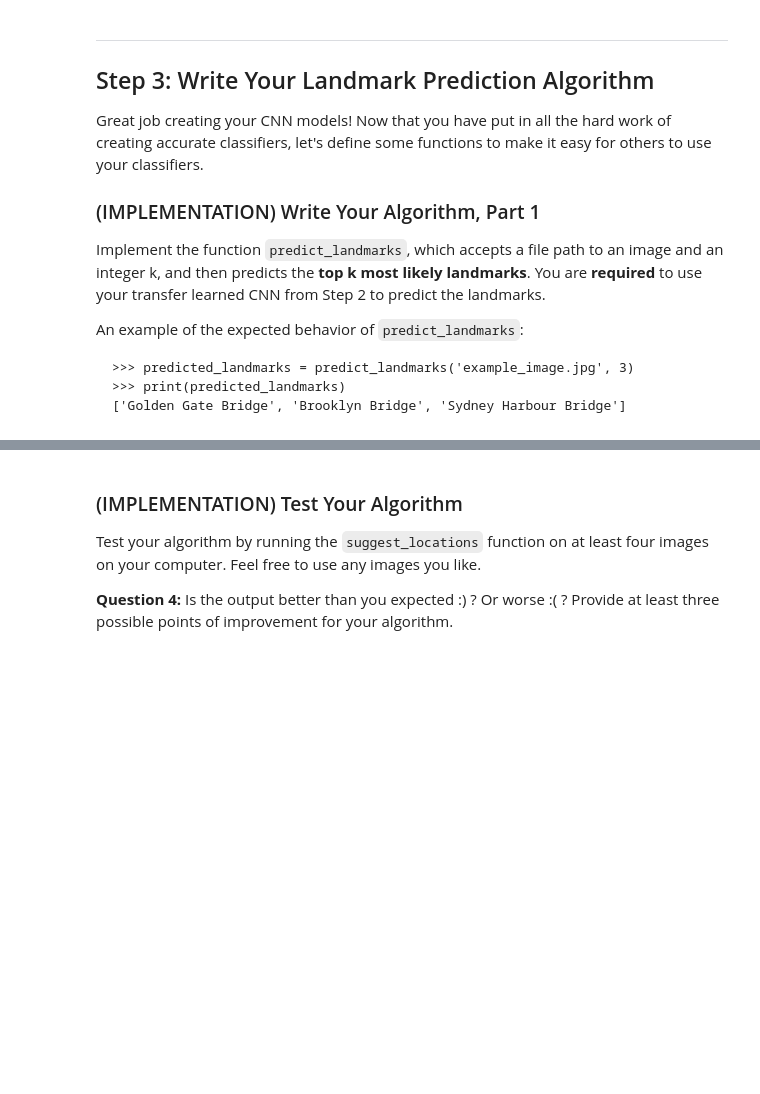
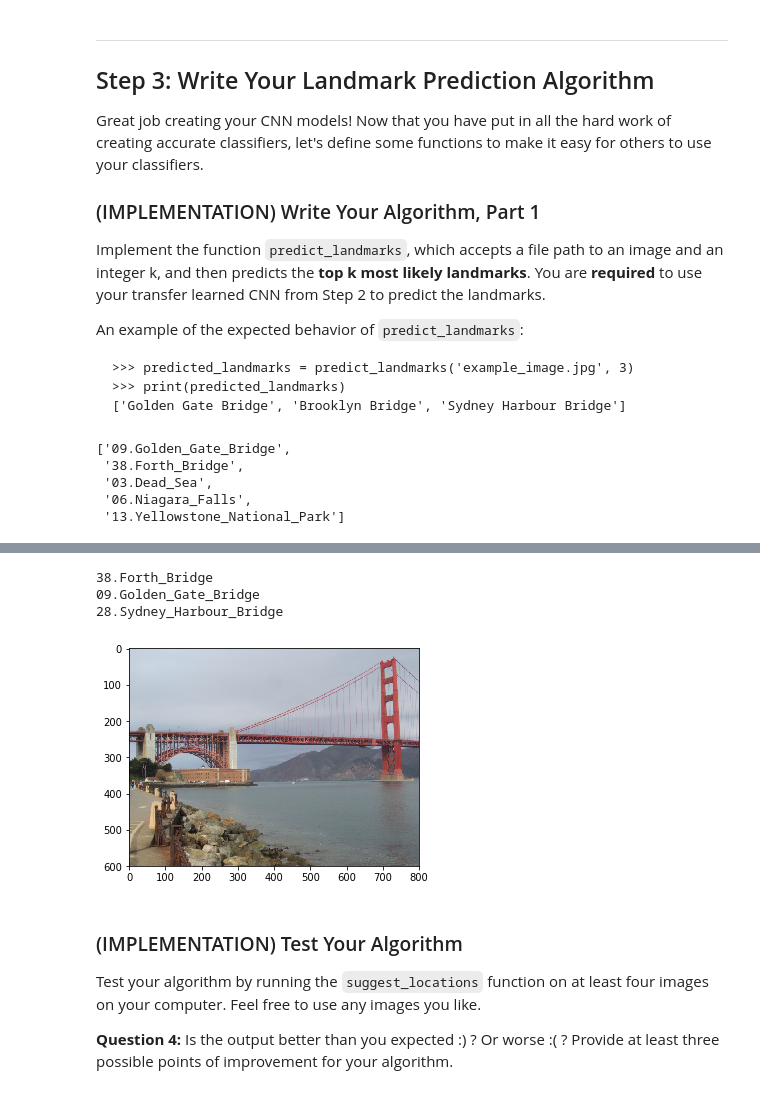
Before and after one commit to zuber23/landmark-classification, a Jupyter notebook: landmark.ipynb, the cells around one changed output, grey strips where cells are left out. Cells and saved outputs as stored; diff of their text form; code cells hidden in the pictures; blank space fills up the shorter version.

```diff
--- a/landmark.ipynb
+++ b/landmark.ipynb
@@ -580,8 +588,8 @@ criterion_transfer = nn.CrossEntropyLoss()
 
 
 def get_optimizer_transfer(model):
-    ## TODO: select and return optimizer
-    return optim.SGD(vgg16.classifier.parameters(), lr=0.01)
+    ## TODO: select and return optimizer - Took some help here from Mentor
+    return optim.SGD(model.classifier.parameters(), lr=0.01)
 # %% [markdown]
 ### (IMPLEMENTATION) Model Architecture
 
@@ -642,7 +654,7 @@ __Answer:__
 Train and validate your model in the code cell below.  [Save the final model parameters](http://pytorch.org/docs/master/notes/serialization.html) at filepath `'model_transfer.pt'`.
 # %%
 # TODO: train the model and save the best model parameters at filepath 'model_transfer.pt'
-train(100, loaders_transfer, model_transfer, get_optimizer_transfer(model_transfer),
+train(20, loaders_transfer, model_transfer, get_optimizer_transfer(model_transfer),
       criterion_transfer, use_cuda, 'model_transfer.pt')
 
 #-#-# Do NOT modify the code below this line. #-#-#
@@ -706,11 +716,37 @@ from PIL import Image
 
 def predict_landmarks(img_path, k):
     ## TODO: return the names of the top k landmarks predicted by the transfer learned CNN
+    # Reading in PIL and Display in the image
+    img_read_pil=Image.open(img_path)
+#     plt.imshow(img_read_pil)
 
+    # Resizing and normalizing the image
+    img_transform = transforms.Compose([transforms.RandomResizedCrop(224),
+                                     transforms.ToTensor(),
+                                      transforms.Normalize([0.5,0.5,0.5],[0.5,0.5,0.5])])
+    img_transformed = img_transform(img_read_pil)
+    image = torch.unsqueeze(img_transformed, 0)
+
+    # Using GPU?
+    if use_cuda:
+        image = image.cuda()
+    # Prediction starts here - Took some help here from M. H. Salah.
+    model_transfer.eval()
+    with torch.no_grad():
+        output = model_transfer(image)
+    _, index = torch.topk(output.squeeze(0),k)
+    class_list = (train_loader.dataset.classes).copy()
+    return [class_list[i] for i in index]
 
 
 # test on a sample image
 predict_landmarks('images/test/09.Golden_Gate_Bridge/190f3bae17c32c37.jpg', 5)
+# %% [output]
+['09.Golden_Gate_Bridge',
+ '38.Forth_Bridge',
+ '03.Dead_Sea',
+ '06.Niagara_Falls',
+ '13.Yellowstone_National_Park']
 # %% [markdown]
 ### (IMPLEMENTATION) Write Your Algorithm, Part 2
 
@@ -721,15 +757,21 @@ Some sample output for `suggest_locations` is provided below, but feel free to d
 # %%
 def suggest_locations(img_path):
     # get landmark predictions
     predicted_landmarks = predict_landmarks(img_path, 3)
 
     ## TODO: display image and display landmark predictions
-
-
-
+    img_read_pil=Image.open(img_path)
+    plt.imshow(img_read_pil)
+    for i in range(len(predicted_landmarks)):
+        print(predicted_landmarks[i])
 
 # test on a sample image
 suggest_locations('images/test/09.Golden_Gate_Bridge/190f3bae17c32c37.jpg')
+# %% [output]
+38.Forth_Bridge
+09.Golden_Gate_Bridge
+28.Sydney_Harbour_Bridge
+[figure, added]
 # %% [markdown]
 ### (IMPLEMENTATION) Test Your Algorithm
 
```
Also changed, not shown: parts of 27 cells of this notebook.
